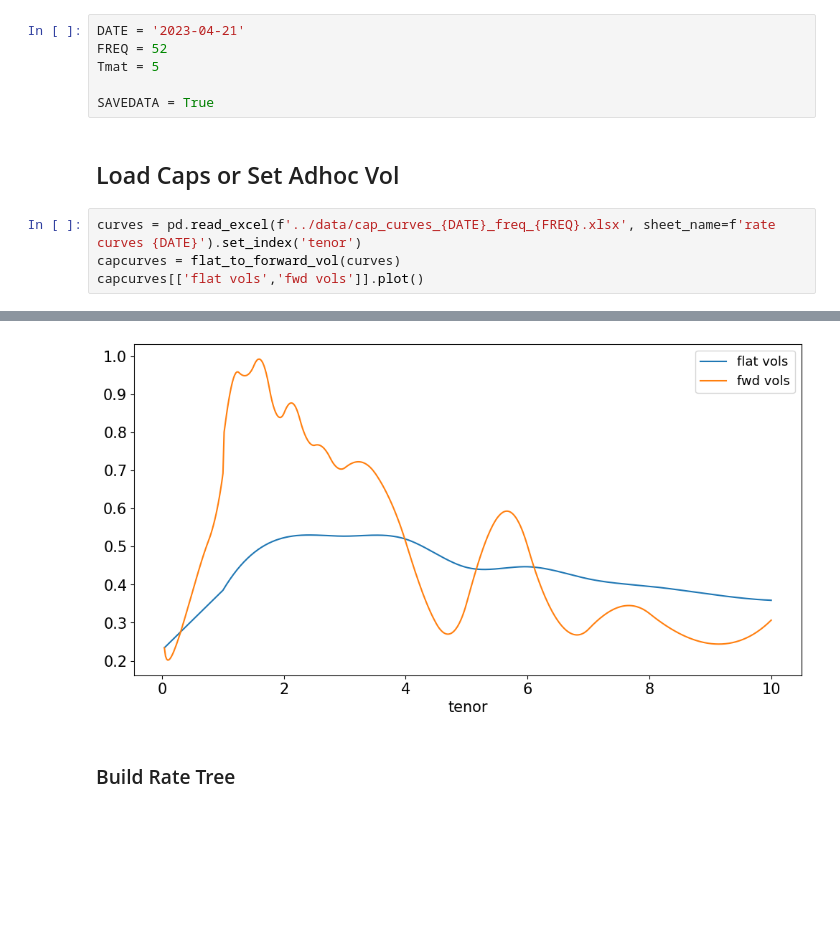
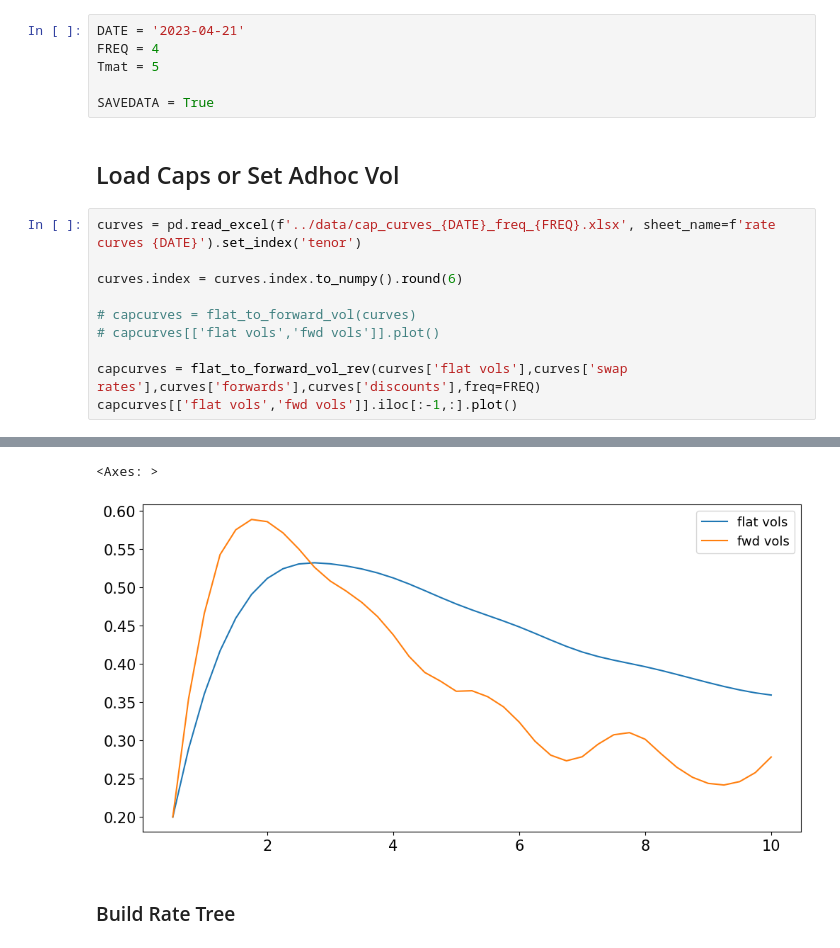
Before and after one commit to ttayl/finm-fiderivs-2023, a Jupyter notebook: build_data/Parameterize BDT.ipynb, the cells around one changed output, grey strips where cells are left out. Cells and saved outputs as stored; diff of their text form; blank space fills up the shorter version.

```diff
--- a/build_data/Parameterize BDT.ipynb
+++ b/build_data/Parameterize BDT.ipynb
@@ -25,7 +31,7 @@ from matplotlib.ticker import (MultipleLocator,
 ## Parameters
 # %%
 DATE = '2023-04-21'
-FREQ = 52
+FREQ = 4
 Tmat = 5
 
 SAVEDATA = True
@@ -33,6 +39,12 @@ SAVEDATA = True
 ## Load Caps or Set Adhoc Vol
 # %%
 curves = pd.read_excel(f'../data/cap_curves_{DATE}_freq_{FREQ}.xlsx', sheet_name=f'rate curves {DATE}').set_index('tenor')
-capcurves = flat_to_forward_vol(curves)
-capcurves[['flat vols','fwd vols']].plot()
+
+curves.index = curves.index.to_numpy().round(6)
+
+# capcurves = flat_to_forward_vol(curves)
+# capcurves[['flat vols','fwd vols']].plot()
+
+capcurves = flat_to_forward_vol_rev(curves['flat vols'],curves['swap rates'],curves['forwards'],curves['discounts'],freq=FREQ)
+capcurves[['flat vols','fwd vols']].iloc[:-1,:].plot()
 # %% [output]
@@ -40,4 +52,5 @@ capcurves[['flat vols','fwd vols']].plot()
+<Axes: >
-[figure, old version]
+[figure, new version]
 # %% [markdown]
 ### Build Rate Tree
 # %%
```
Also changed, not shown: parts of 5 cells of this notebook, 14 other files.
